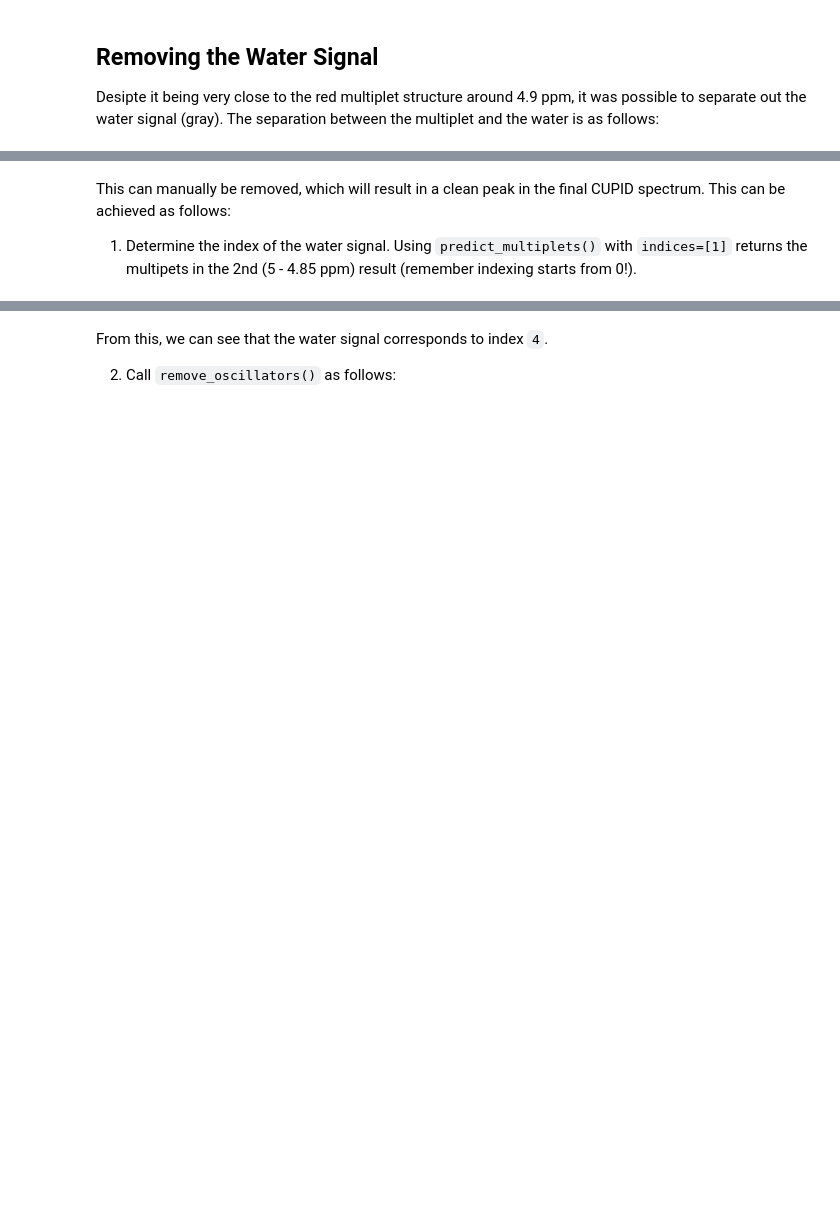
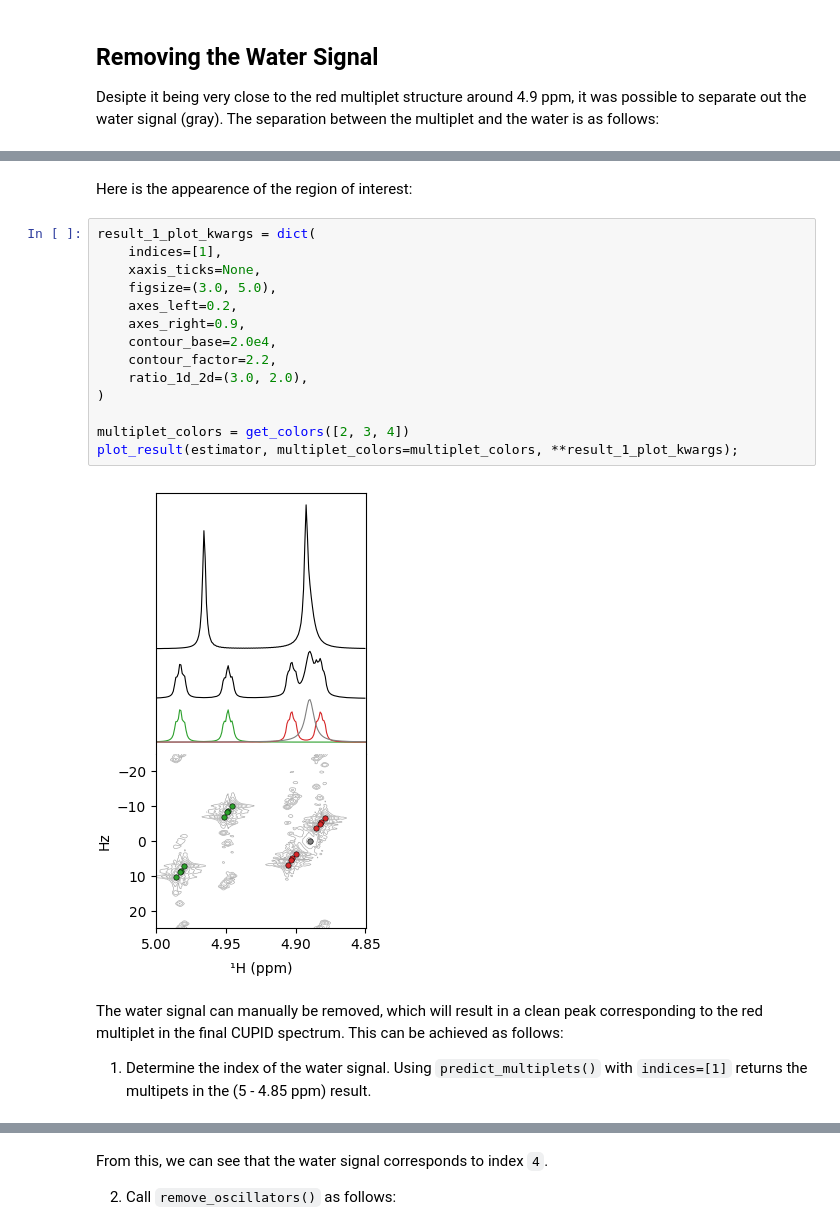
Before and after one commit to foroozandehgroup/cupid-data, a Jupyter notebook: code/quinine/quinine.ipynb, the cells around one changed output, grey strips where cells are left out. Cells and saved outputs as stored; diff of their text form; blank space fills up the shorter version.

```diff
--- a/code/quinine/quinine.ipynb
+++ b/code/quinine/quinine.ipynb
@@ -227,7 +229,25 @@ Difference: 1.2647 Hz
+# %% [markdown]
+Here is the appearence of the region of interest:
+# %%
+result_1_plot_kwargs = dict(
+    indices=[1],
+    xaxis_ticks=None,
+    figsize=(3.0, 5.0),
+    axes_left=0.2,
+    axes_right=0.9,
+    contour_base=2.0e4,
+    contour_factor=2.2,
+    ratio_1d_2d=(3.0, 2.0),
+)
+
+multiplet_colors = get_colors([2, 3, 4])
+plot_result(estimator, multiplet_colors=multiplet_colors, **result_1_plot_kwargs);
+# %% [output]
+[figure, added]
 # %% [markdown]
-This can manually be removed, which will result in a clean peak in the final CUPID spectrum. This can be achieved as follows:
+The water signal can manually be removed, which will result in a clean peak corresponding to the red multiplet in the final CUPID spectrum. This can be achieved as follows:
 
-1. Determine the index of the water signal. Using `predict_multiplets()` with `indices=[1]` returns the multipets in the 2nd (5 - 4.85 ppm) result (remember indexing starts from 0!).
+1. Determine the index of the water signal. Using `predict_multiplets()` with `indices=[1]` returns the multipets in the (5 - 4.85 ppm) result.
 # %%
 result_1_multiplets = estimator.predict_multiplets(indices=[1])
 sfo = estimator.sfo[1]
```
Also changed, not shown: parts of 8 cells of this notebook, 3 other files.
